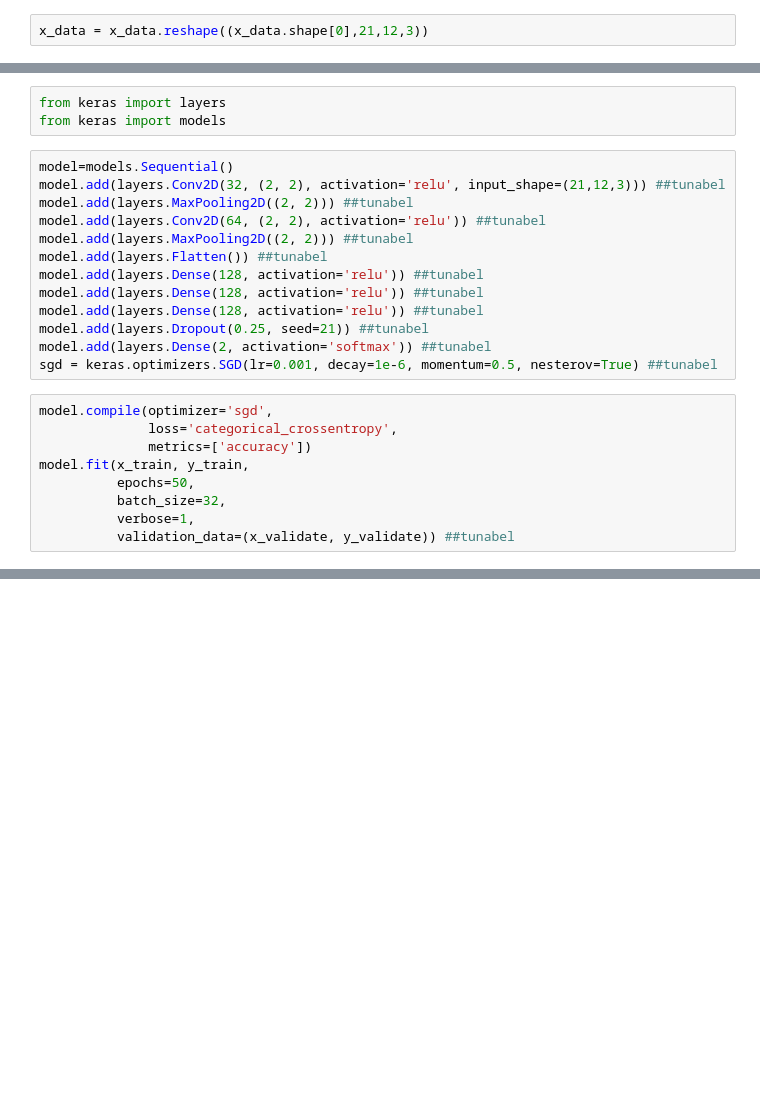
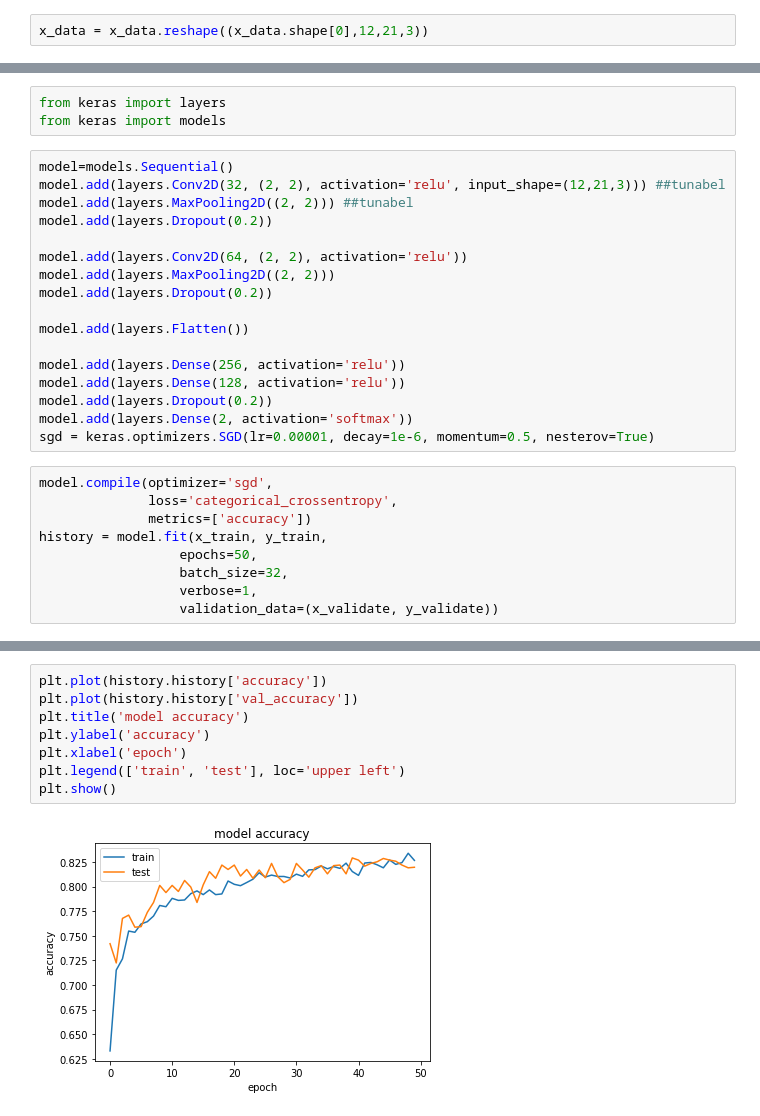
Before and after one commit to xiaofx2/hyperbinding_ml, a Jupyter notebook: main_mutiple_layers_CNN.ipynb, the cells around one changed output, grey strips where cells are left out. Saved outputs shown, nothing was run; the diff lists cells and outputs as text; blank space fills up the shorter version.

Commit message:
update on multiple layers CNN

```diff
--- a/main_mutiple_layers_CNN.ipynb
+++ b/main_mutiple_layers_CNN.ipynb
@@ -45,2 +49,2 @@ x_data = np.array(x_data, dtype = 'float32')
 # %%
-x_data = x_data.reshape((x_data.shape[0],21,12,3))
+x_data = x_data.reshape((x_data.shape[0],12,21,3))
@@ -52,24 +60,28 @@ from keras import layers
 from keras import models
 # %%
 model=models.Sequential()
-model.add(layers.Conv2D(32, (2, 2), activation='relu', input_shape=(21,12,3))) ##tunabel
+model.add(layers.Conv2D(32, (2, 2), activation='relu', input_shape=(12,21,3))) ##tunabel
 model.add(layers.MaxPooling2D((2, 2))) ##tunabel
-model.add(layers.Conv2D(64, (2, 2), activation='relu')) ##tunabel
-model.add(layers.MaxPooling2D((2, 2))) ##tunabel
-model.add(layers.Flatten()) ##tunabel
-model.add(layers.Dense(128, activation='relu')) ##tunabel
-model.add(layers.Dense(128, activation='relu')) ##tunabel
-model.add(layers.Dense(128, activation='relu')) ##tunabel
-model.add(layers.Dropout(0.25, seed=21)) ##tunabel
-model.add(layers.Dense(2, activation='softmax')) ##tunabel
-sgd = keras.optimizers.SGD(lr=0.001, decay=1e-6, momentum=0.5, nesterov=True) ##tunabel
+model.add(layers.Dropout(0.2))
+
+model.add(layers.Conv2D(64, (2, 2), activation='relu'))
+model.add(layers.MaxPooling2D((2, 2)))
+model.add(layers.Dropout(0.2))
+
+model.add(layers.Flatten())
+
+model.add(layers.Dense(256, activation='relu'))
+model.add(layers.Dense(128, activation='relu'))
+model.add(layers.Dropout(0.2))
+model.add(layers.Dense(2, activation='softmax'))
+sgd = keras.optimizers.SGD(lr=0.00001, decay=1e-6, momentum=0.5, nesterov=True)
 # %%
 model.compile(optimizer='sgd',
               loss='categorical_crossentropy',
               metrics=['accuracy'])
-model.fit(x_train, y_train,
-          epochs=50,
-          batch_size=32,
-          verbose=1,
-          validation_data=(x_validate, y_validate)) ##tunabel
+history = model.fit(x_train, y_train,
+                  epochs=50,
+                  batch_size=32,
+                  verbose=1,
+                  validation_data=(x_validate, y_validate))
 # %% [output]
@@ -93,0 +105,10 @@ Epoch 50/50
+# %%
+plt.plot(history.history['accuracy'])
+plt.plot(history.history['val_accuracy'])
+plt.title('model accuracy')
+plt.ylabel('accuracy')
+plt.xlabel('epoch')
+plt.legend(['train', 'test'], loc='upper left')
+plt.show()
+# %% [output]
+[figure, added]
```
Also changed, not shown: parts of 9 cells of this notebook.
